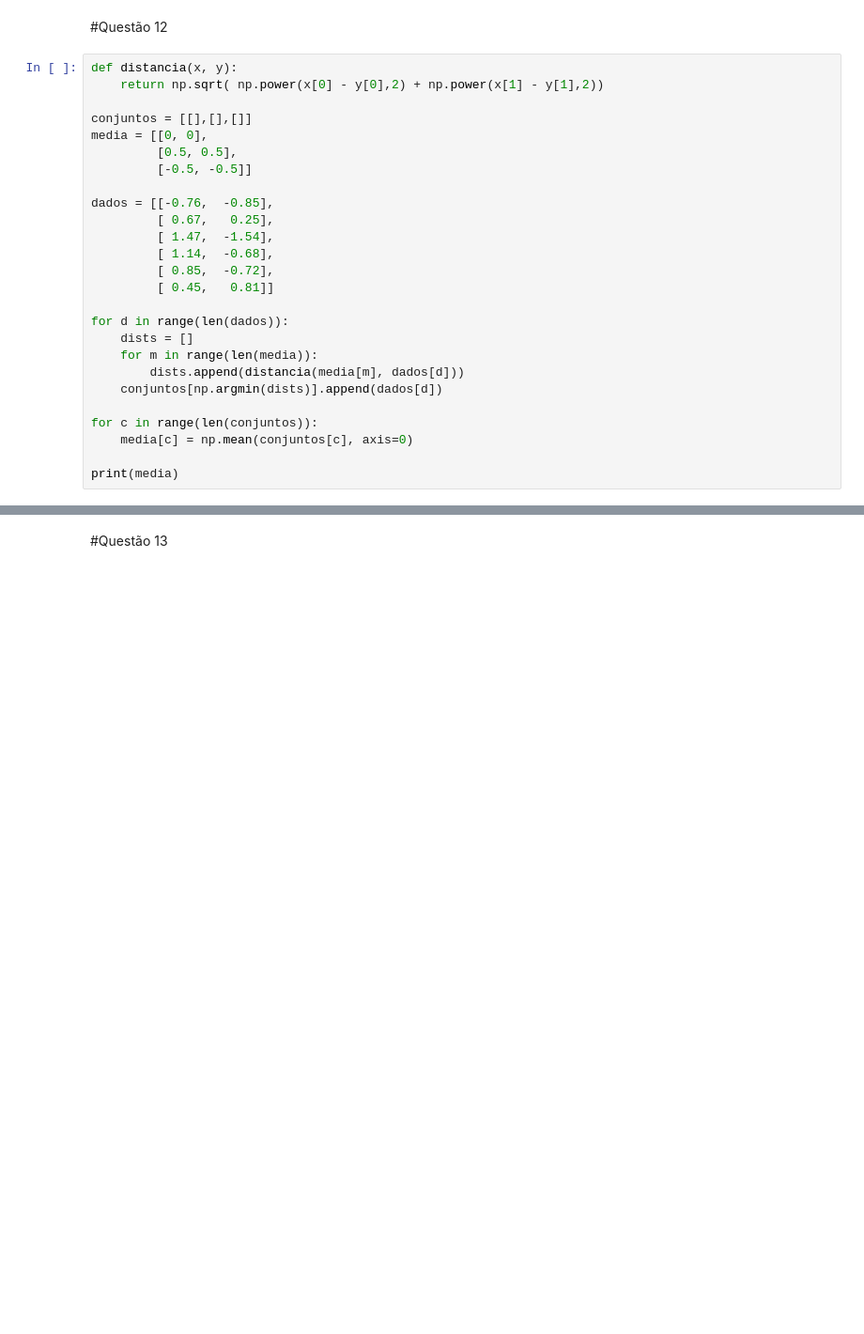
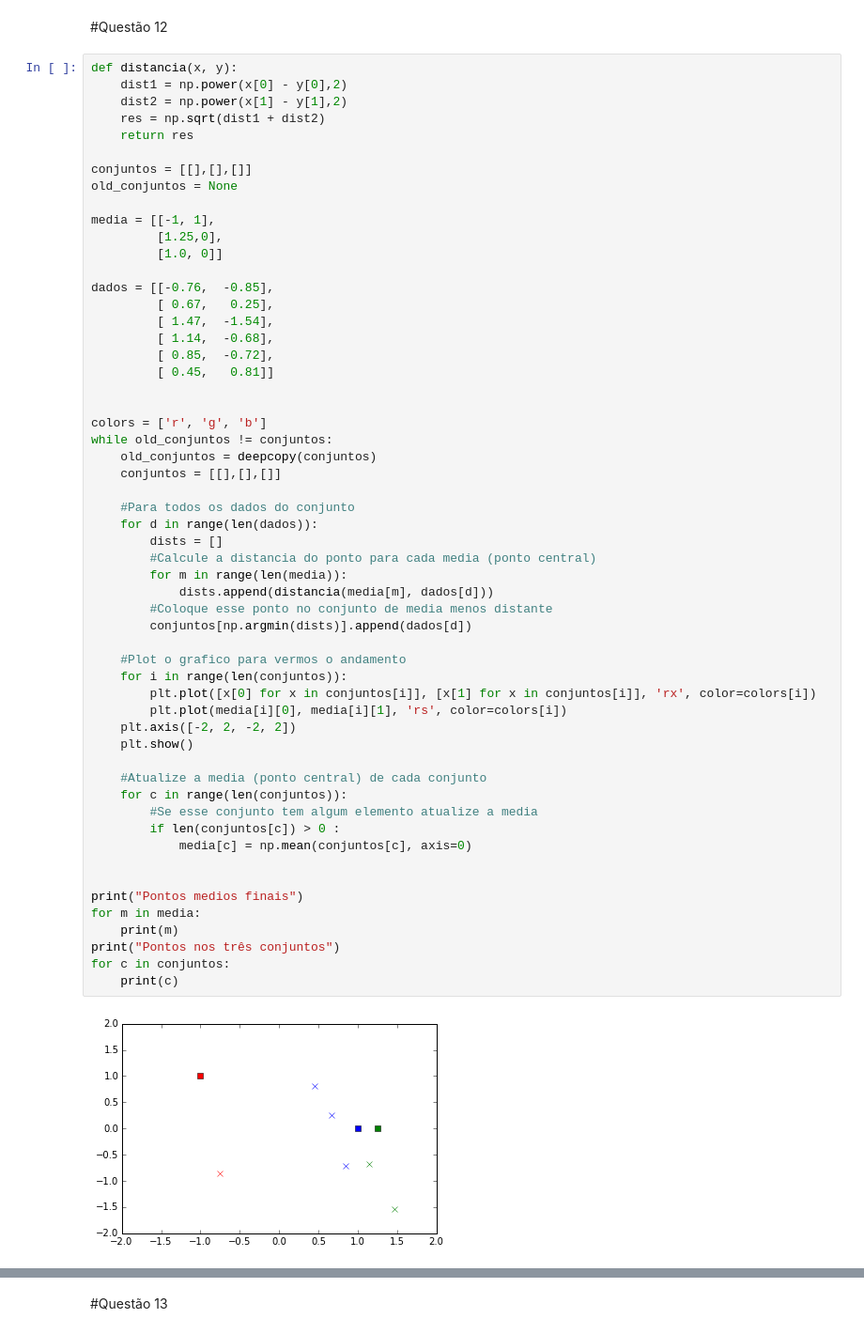
Before and after one commit to KhaoticMind/aprendizado, a Jupyter notebook: Lista Aprendizado de Maquina.ipynb, the cells around one changed output, grey strips where cells are left out. Shown at 94% size. Cells and saved outputs as stored; diff of their text form; blank space fills up the shorter version.

```diff
--- a/Lista Aprendizado de Maquina.ipynb
+++ b/Lista Aprendizado de Maquina.ipynb
@@ -447,28 +451,59 @@ covariancia[1] =
 #Questão 12
 # %%
 def distancia(x, y):
-    return np.sqrt( np.power(x[0] - y[0],2) + np.power(x[1] - y[1],2))
+    dist1 = np.power(x[0] - y[0],2)
+    dist2 = np.power(x[1] - y[1],2)
+    res = np.sqrt(dist1 + dist2)
+    return res
 
 conjuntos = [[],[],[]]
-media = [[0, 0],
-         [0.5, 0.5],
-         [-0.5, -0.5]]
+old_conjuntos = None
+
+media = [[-1, 1],
+         [1.25,0],
+         [1.0, 0]]
 
 dados = [[-0.76,  -0.85],
          [ 0.67,   0.25],
          [ 1.47,  -1.54],
          [ 1.14,  -0.68],
          [ 0.85,  -0.72],
          [ 0.45,   0.81]]
 
-for d in range(len(dados)):
-    dists = []
-    for m in range(len(media)):
-        dists.append(distancia(media[m], dados[d]))
-    conjuntos[np.argmin(dists)].append(dados[d])
 
-for c in range(len(conjuntos)):
-    media[c] = np.mean(conjuntos[c], axis=0)
+colors = ['r', 'g', 'b']
+while old_conjuntos != conjuntos:
+    old_conjuntos = deepcopy(conjuntos)
+    conjuntos = [[],[],[]]
 
-print(media)
+    #Para todos os dados do conjunto
+    for d in range(len(dados)):
+        dists = []
+        #Calcule a distancia do ponto para cada media (ponto central)
+        for m in range(len(media)):
+            dists.append(distancia(media[m], dados[d]))
+        #Coloque esse ponto no conjunto de media menos distante
+        conjuntos[np.argmin(dists)].append(dados[d])
+
+    #Plot o grafico para vermos o andamento
+    for i in range(len(conjuntos)):
+        plt.plot([x[0] for x in conjuntos[i]], [x[1] for x in conjuntos[i]], 'rx', color=colors[i])
+        plt.plot(media[i][0], media[i][1], 'rs', color=colors[i])
+    plt.axis([-2, 2, -2, 2])
+    plt.show()
+
+    #Atualize a media (ponto central) de cada conjunto
+    for c in range(len(conjuntos)):
+        #Se esse conjunto tem algum elemento atualize a media
+        if len(conjuntos[c]) > 0 :
+            media[c] = np.mean(conjuntos[c], axis=0)
+
+
+print("Pontos medios finais")
+for m in media:
+    print(m)
+print("Pontos nos três conjuntos")
+for c in conjuntos:
+    print(c)
 # %% [output]
+[figure, added]
```
Also changed, not shown: parts of 2 cells of this notebook.
